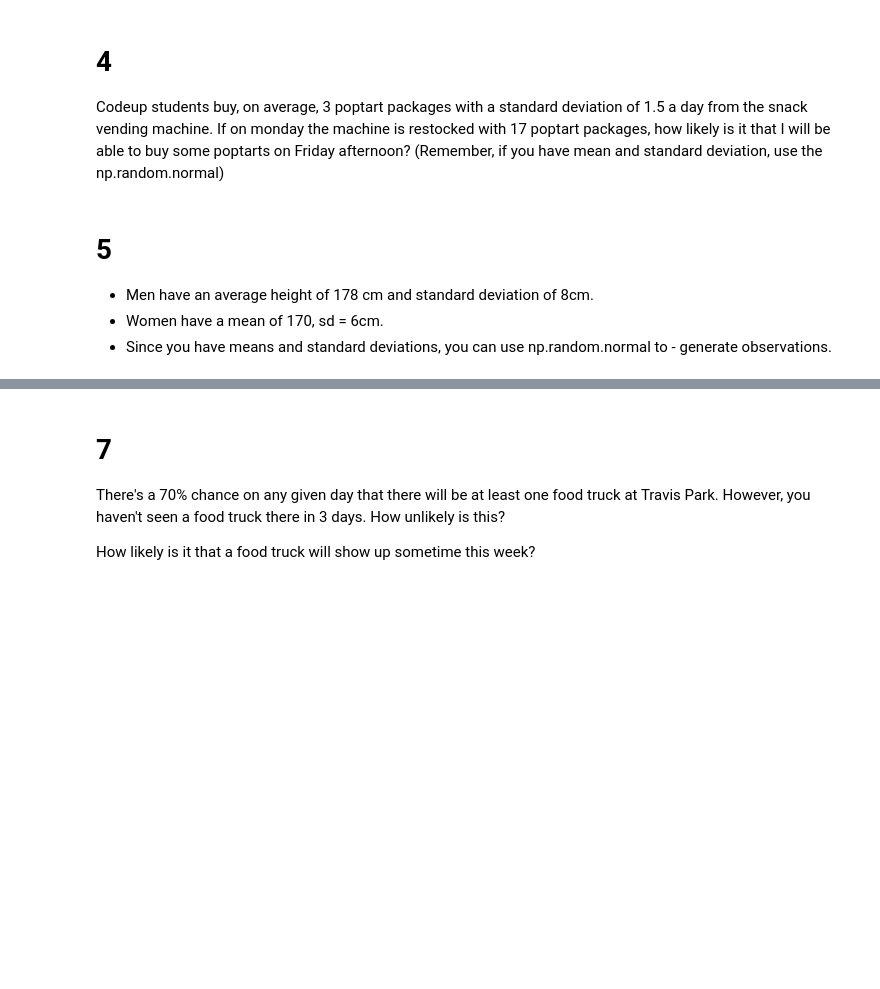
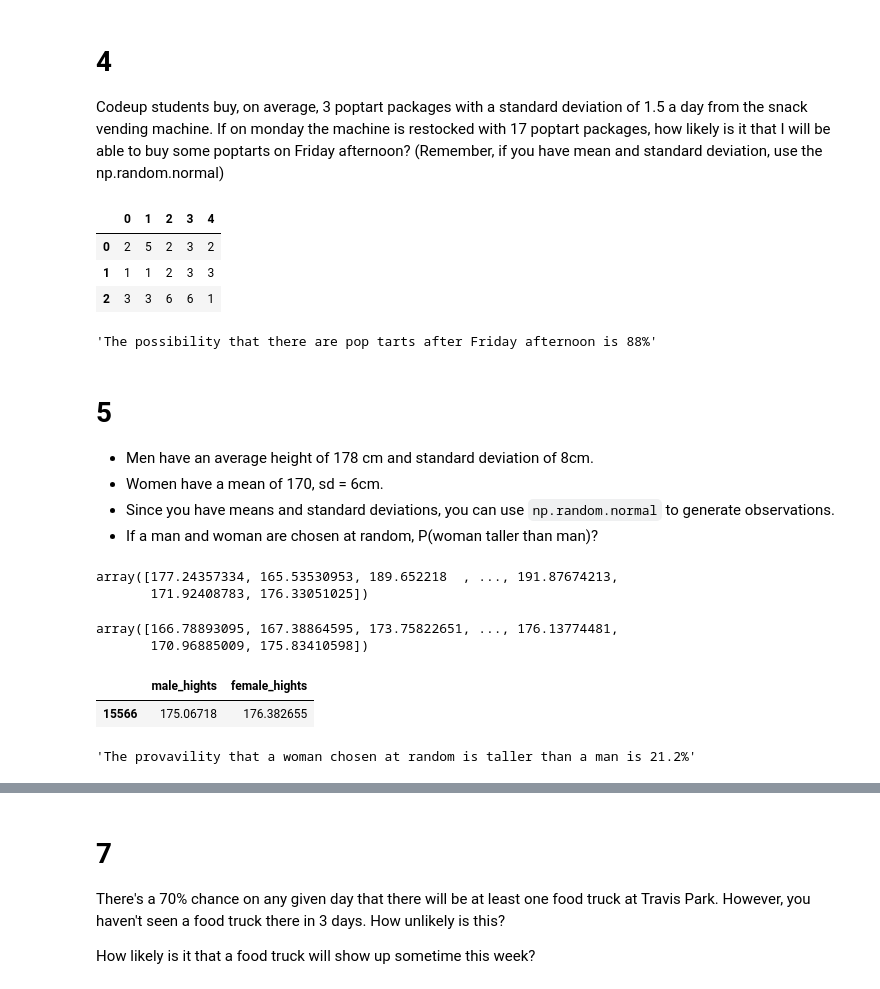
Before and after one commit to VelasquezAlejandro044/statistics-exercises, a Jupyter notebook: simulation.ipynb, the cells around one changed output, grey strips where cells are left out. Saved outputs shown, nothing was run; the diff lists cells and outputs as text; code cells hidden in the pictures; blank space fills up the shorter version.

```diff
--- a/simulation.ipynb
+++ b/simulation.ipynb
@@ -115,11 +162,66 @@ There are approximitely 3 web development cohorts for every 1 data science cohor
 # %% [markdown]
 # 4
 Codeup students buy, on average, 3 poptart packages with a standard deviation of 1.5 a day from the snack vending machine. If on monday the machine is restocked with 17 poptart packages, how likely is it that I will be able to buy some poptarts on Friday afternoon? (Remember, if you have mean and standard deviation, use the np.random.normal)
+# %%
+# Create posible outcomes of poptarts consumed per day
+n_trials = nrows = 100_000
+n_days = ncols = 5
+
+pop_tart_trial = np.random.normal(3, 1.5, n_trials * n_days)
+pop_tart_trial = pop_tart_trial.astype(int)
+pop_tart_trial = pd.DataFrame(pop_tart_trial.reshape(n_trials, n_days))
+pop_tart_trial.head(3)
+# %% [output]
+|  | 0 | 1 | 2 | 3 | 4 |
+| 0 | 2 | 5 | 2 | 3 | 2 |
+| 1 | 1 | 1 | 2 | 3 | 3 |
+| 2 | 3 | 3 | 6 | 6 | 1 |
+# %%
+poptar_chance = round((((pop_tart_trial.sum(axis=1) < 17).astype(int)).mean())*100)
+f"The possibility that there are pop tarts after Friday afternoon is {poptar_chance}%"
+# %% [output]
+'The possibility that there are pop tarts after Friday afternoon is 88%'
 # %% [markdown]
 # 5
 - Men have an average height of 178 cm and standard deviation of 8cm.
 - Women have a mean of 170, sd = 6cm.
-- Since you have means and standard deviations, you can use np.random.normal to - generate observations.
+- Since you have means and standard deviations, you can use `np.random.normal` to generate observations.
+- If a man and woman are chosen at random, P(woman taller than man)?
+# %%
+# create a sample of 100,000 Males
+n_trials = nrows = 100_000
+male_height = ncols = 1
+
+male_trial = np.random.normal(178, 8, n_trials * male_height)
+male_trial = male_trial
+male_trial
+# %% [output]
+array([177.24357334, 165.53530953, 189.652218  , ..., 191.87674213,
+       171.92408783, 176.33051025])
+# %%
+#Create a sample of 100,000 Females
+n_trials = nrows = 100_000
+female_height = ncols = 1
+
+female_trial = np.random.normal(170, 6, n_trials * female_height)
+female_trial = female_trial
+female_trial
+# %% [output]
+array([166.78893095, 167.38864595, 173.75822651, ..., 176.13774481,
+       170.96885009, 175.83410598])
+# %%
+df_males_and_females = pd.DataFrame({"male_hights" : male_trial, "female_hights" : female_trial})
+df_males_and_females.sample()
+# %% [output]
+|  | male_hights | female_hights |
+| 15566 | 175.06718 | 176.382655 |
+# %%
+#- If a man and woman are chosen at random, P(woman taller than man)?
+P_w_taller_than_m = (df_males_and_females['male_hights'] < df_males_and_females['female_hights']).mean()
+f"The probability that a woman chosen at random is taller \
+than a man is {round(P_w_taller_than_m*100, 1)}%"
+# %% [output]
+'The provavility that a woman chosen at random is taller than a man is 21.2%'
 # %% [markdown]
 # 6
 When installing anaconda on a student's computer, there's a 1 in 250 chance that the download is corrupted and the installation fails. What are the odds that after having 50 students download anaconda, no one has an installation issue? 100 students?
```
Also changed, not shown: parts of 23 cells of this notebook.
